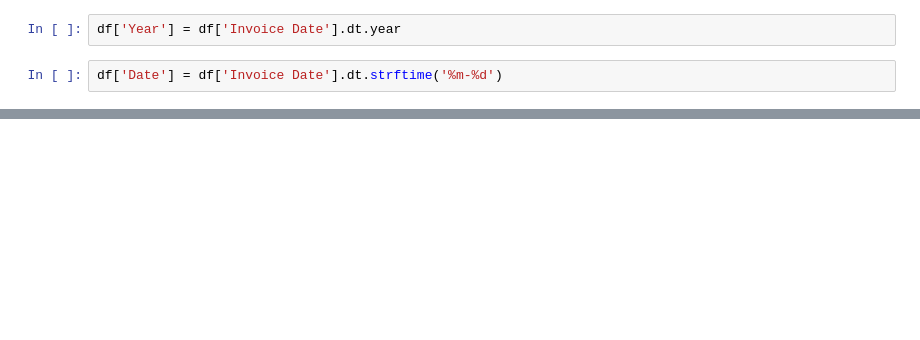
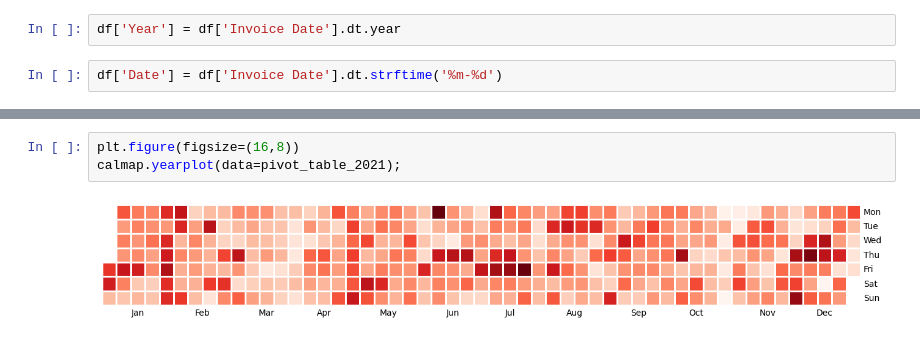
Before and after one commit to jamiecsl/Adidas_Sales_Data, a Jupyter notebook: Adidas_US_Sale_project/Adidas_Sales_data.ipynb, the cells around one changed output, grey strips where cells are left out. Saved outputs shown, nothing was run; the diff lists cells and outputs as text; blank space fills up the shorter version.

```diff
--- a/Adidas_US_Sale_project/Adidas_Sales_data.ipynb
+++ b/Adidas_US_Sale_project/Adidas_Sales_data.ipynb
@@ -62,0 +82,5 @@ plt.show()
+# %%
+plt.figure(figsize=(16,8))
+calmap.yearplot(data=pivot_table_2021);
+# %% [output]
+[figure, added]
```
Also changed, not shown: parts of 16 cells of this notebook.
